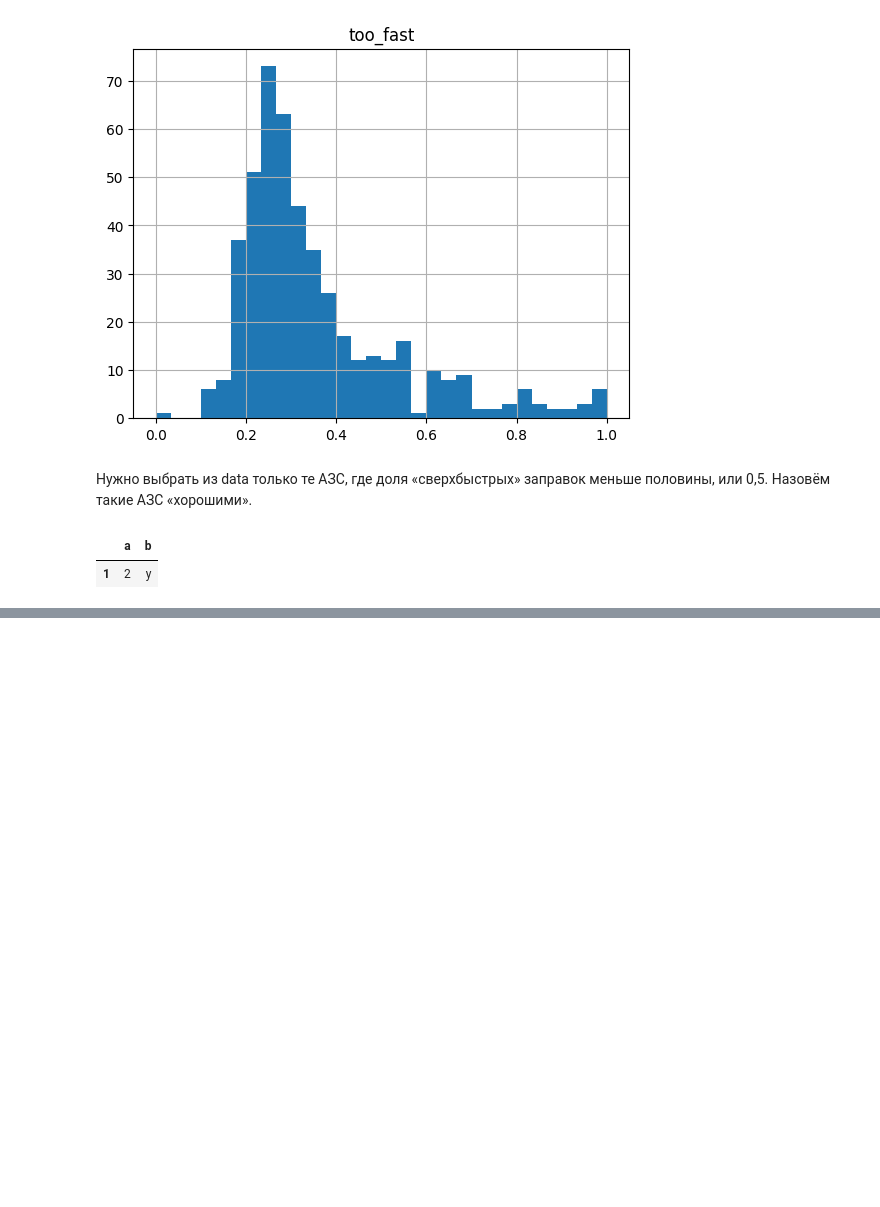
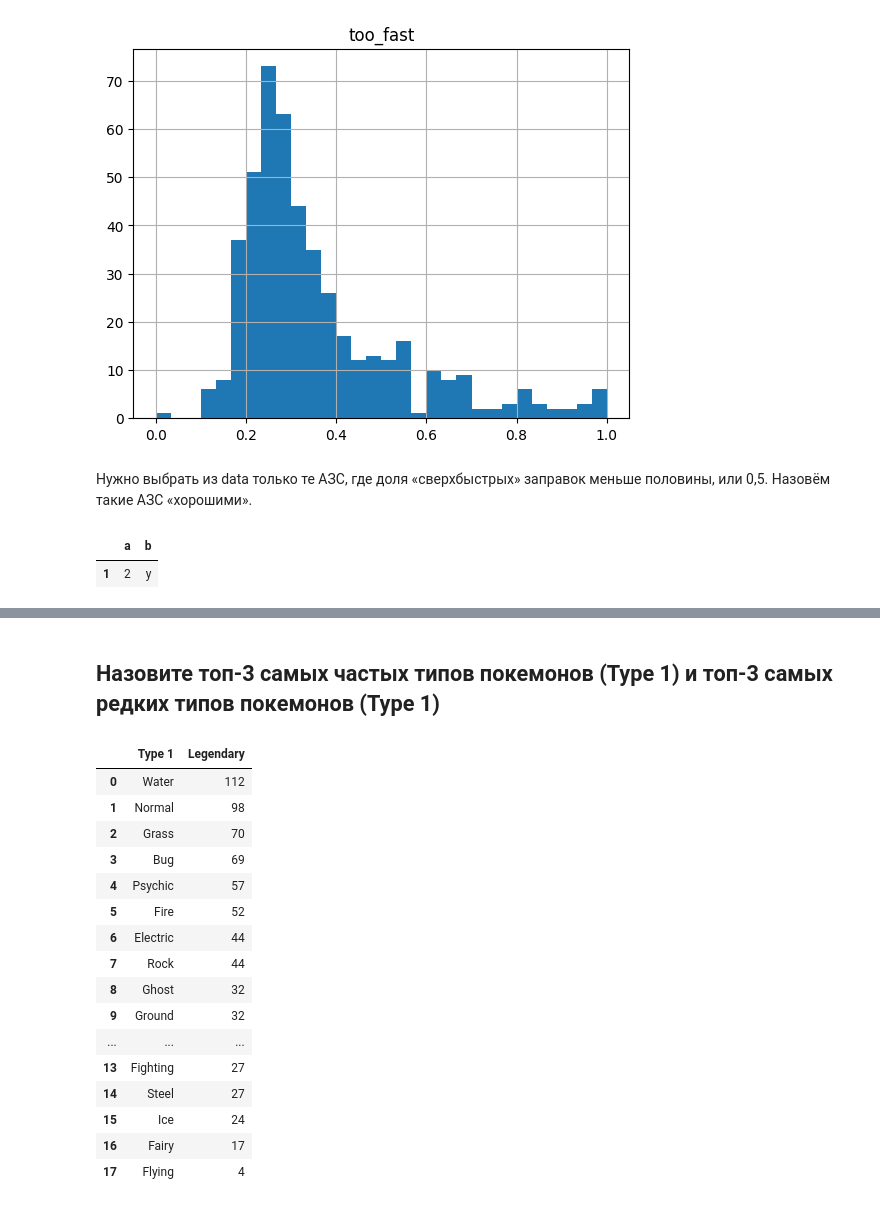
Before and after one commit to whogavehope/Learning-data-analysis, a Jupyter notebook: Курс Яндекс Часть 1.ipynb, the cells around one changed output, grey strips where cells are left out. Cells and saved outputs as stored; diff of their text form; code cells hidden in the pictures; blank space fills up the shorter version.

```diff
--- a/Курс Яндекс Часть 1.ipynb
+++ b/Курс Яндекс Часть 1.ipynb
@@ -1479,0 +1525,2 @@ df.query('a in @x')
+# %% [markdown]
+## Назовите топ-3 самых частых типов покемонов (Type 1) и топ-3 самых редких типов покемонов (Type 1)
@@ -1479,0 +1532,20 @@ df.query('a in @x')
+# %%
+grouped_data_sorted
+# %% [output]
+|  | Type 1 | Legendary |
+| 0 | Water | 112 |
+| 1 | Normal | 98 |
+| 2 | Grass | 70 |
+| 3 | Bug | 69 |
+| 4 | Psychic | 57 |
+| 5 | Fire | 52 |
+| 6 | Electric | 44 |
+| 7 | Rock | 44 |
+| 8 | Ghost | 32 |
+| 9 | Ground | 32 |
+| ... | ... | ... |
+| 13 | Fighting | 27 |
+| 14 | Steel | 27 |
+| 15 | Ice | 24 |
+| 16 | Fairy | 17 |
+| 17 | Flying | 4 |
```
Also changed, not shown: parts of 27 cells of this notebook, 3 other files.
